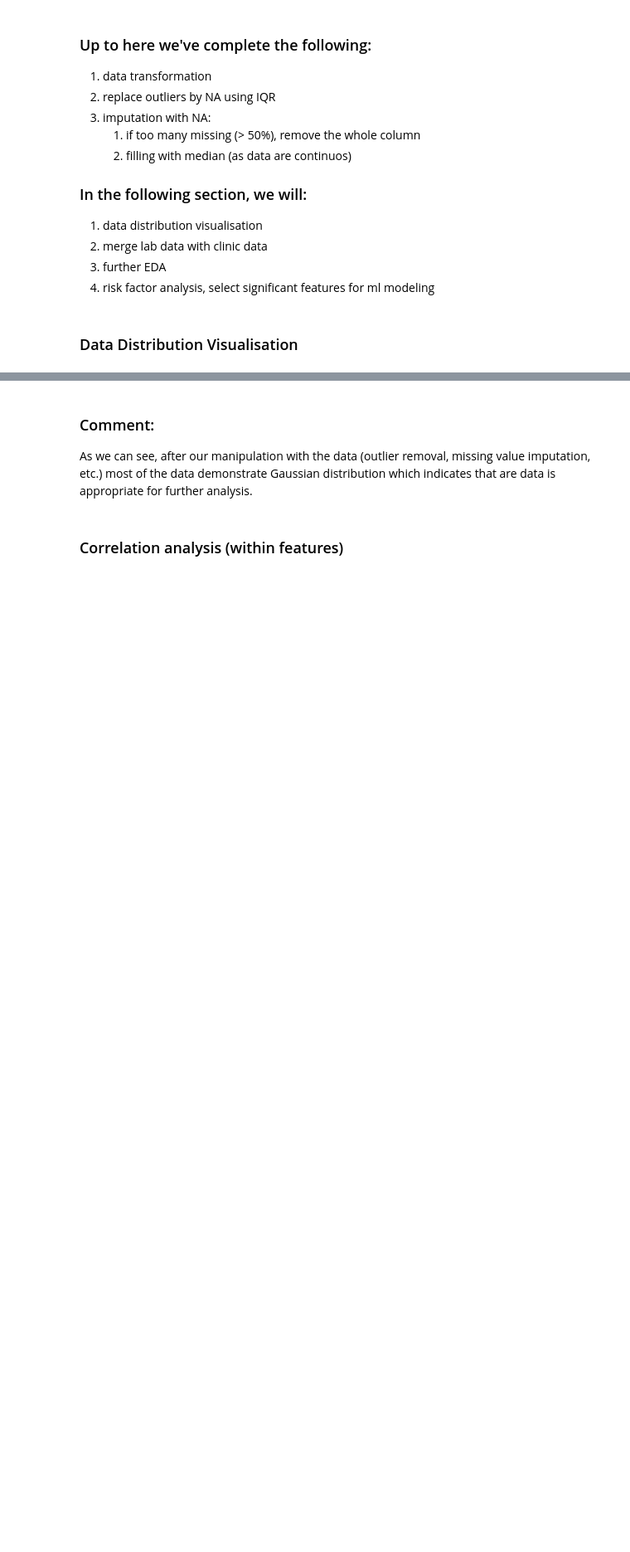
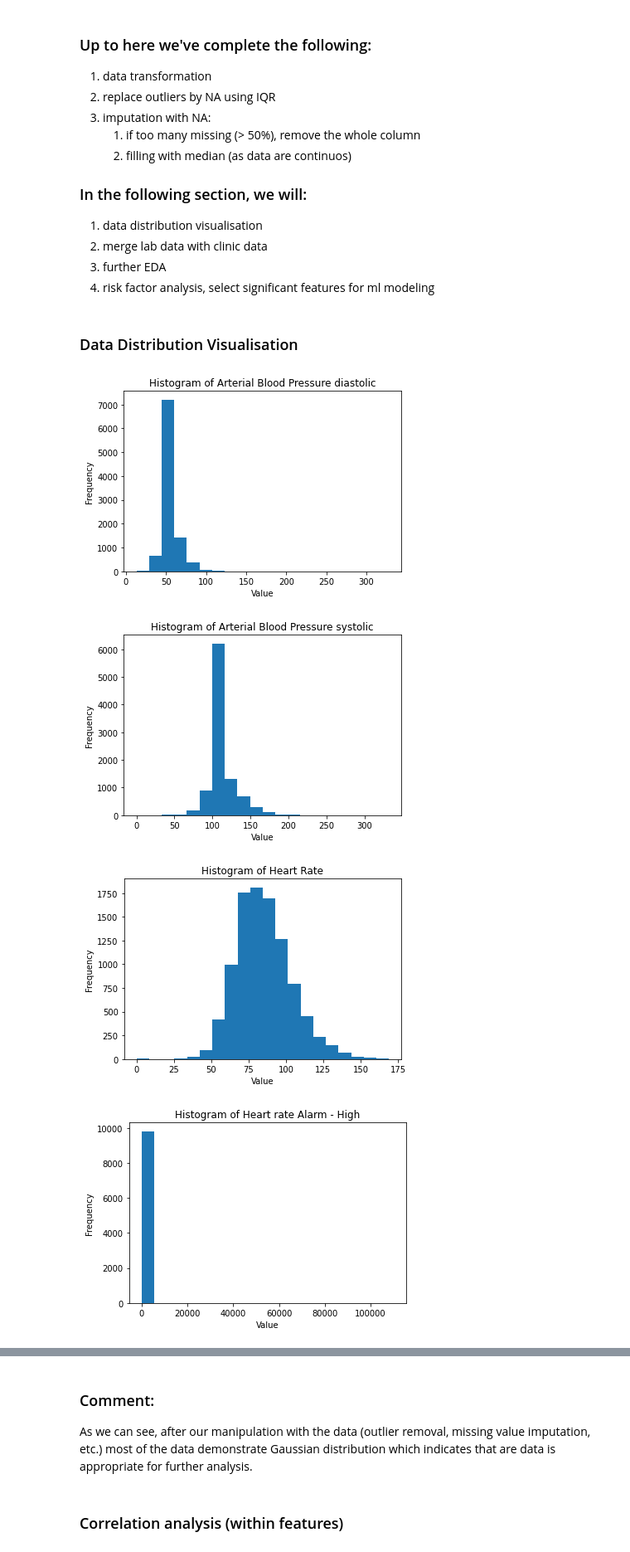
Before and after one commit to gracelovesyah/ml-and-health-predict-mortality-rate, a Jupyter notebook: notebook/data_preprocessing_AKI.ipynb, the cells around one changed output, grey strips where cells are left out. Shown at 83% size. Drawn from its saved outputs; the diff is of its cells as text; code cells hidden in the pictures; blank space fills up the shorter version.

```diff
--- a/notebook/data_preprocessing_AKI.ipynb
+++ b/notebook/data_preprocessing_AKI.ipynb
@@ -698,0 +660,39 @@ dtype: int64
+# %%
+import matplotlib.pyplot as plt
+from scipy import stats
+
+# Define the list of categorical variables
+categorical_vars = [
+    'subject_id',
+    'gender',
+    'dod',
+    'diabetes',
+    'hypertension',
+    'chronic_kidney_disease',
+    'sepsis'
+]
+
+# Define the list of continuous variables
+continuous_vars = [col for col in df_merged_clinic.columns if col not in categorical_vars]
+continuous_vars2 = [col for col in df_merged_lab.columns if col not in categorical_vars]
+
+# Check normality of continuous variables and create histograms
+for col in continuous_vars:
+    plt.hist(df_merged_clinic[col], bins=20)
+    plt.title(f'Histogram of {col}')
+    plt.xlabel('Value')
+    plt.ylabel('Frequency')
+    plt.show()
+
+# Check normality of continuous variables and create histograms
+for col in continuous_vars2:
+    plt.hist(df_merged_lab[col], bins=20)
+    plt.title(f'Histogram of {col}')
+    plt.xlabel('Value')
+    plt.ylabel('Frequency')
+    plt.show()
+# %% [output]
+[figure, added]
+[figure, added]
+[figure, added]
+[figure, added]
```
Also changed, not shown: parts of 16 cells of this notebook, 8 other files.
